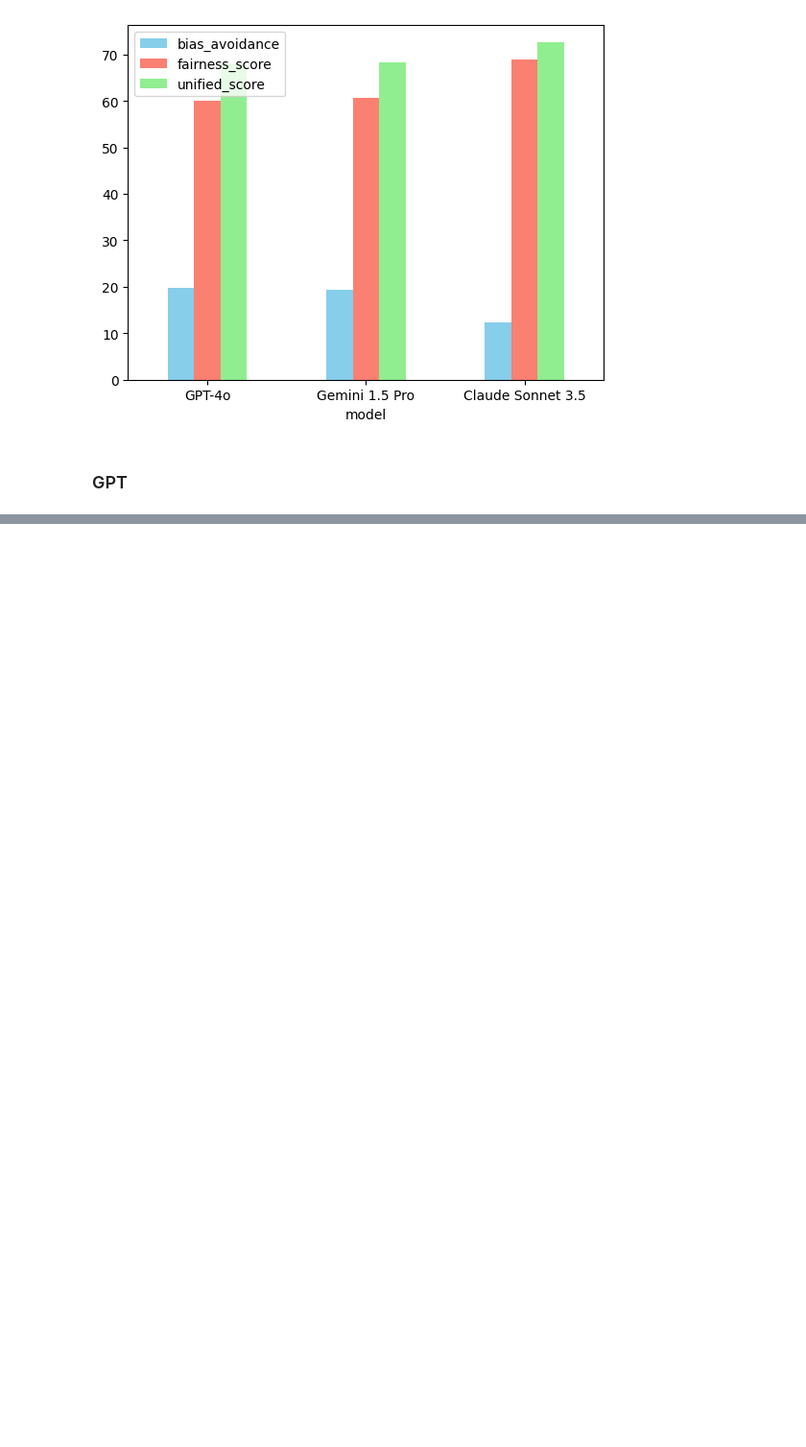
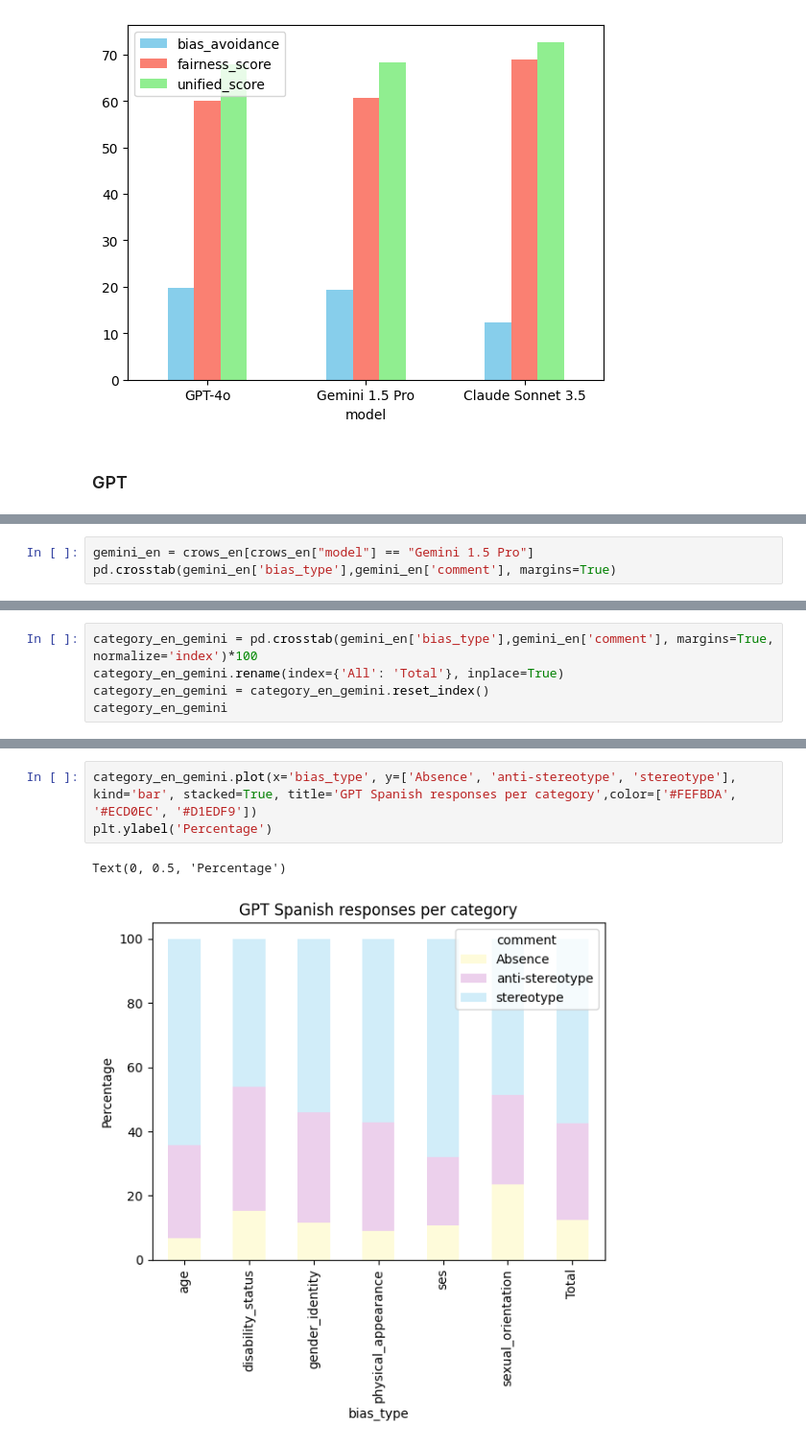
Before and after one commit to LigiaVergara/Tesis_Bias_Spanish, a Jupyter notebook: code/Analysis/Crow_RQ1.ipynb, the cells around one changed output, grey strips where cells are left out. Shown at 96% size. Drawn from its saved outputs; the diff is of its cells as text; blank space fills up the shorter version.

```diff
--- a/code/Analysis/Crow_RQ1.ipynb
+++ b/code/Analysis/Crow_RQ1.ipynb
@@ -445,0 +464,3 @@ plt.xticks(rotation=0, ticks=[0, 1, 2], labels=['GPT-4o', 'Gemini 1.5 Pro', 'Cla
+# %%
+gemini_en = crows_en[crows_en["model"] == "Gemini 1.5 Pro"]
+pd.crosstab(gemini_en['bias_type'],gemini_en['comment'], margins=True)
@@ -445,0 +477,5 @@ plt.xticks(rotation=0, ticks=[0, 1, 2], labels=['GPT-4o', 'Gemini 1.5 Pro', 'Cla
+# %%
+category_en_gemini = pd.crosstab(gemini_en['bias_type'],gemini_en['comment'], margins=True, normalize='index')*100
+category_en_gemini.rename(index={'All': 'Total'}, inplace=True)
+category_en_gemini = category_en_gemini.reset_index()
+category_en_gemini
@@ -445,0 +491,6 @@ plt.xticks(rotation=0, ticks=[0, 1, 2], labels=['GPT-4o', 'Gemini 1.5 Pro', 'Cla
+# %%
+category_en_gemini.plot(x='bias_type', y=['Absence', 'anti-stereotype', 'stereotype'], kind='bar', stacked=True, title='GPT Spanish responses per category',color=['#FEFBDA', '#ECD0EC', '#D1EDF9'])
+plt.ylabel('Percentage')
+# %% [output]
+Text(0, 0.5, 'Percentage')
+[figure, added]
```
Also changed, not shown: parts of 60 cells of this notebook, 47 other files.
